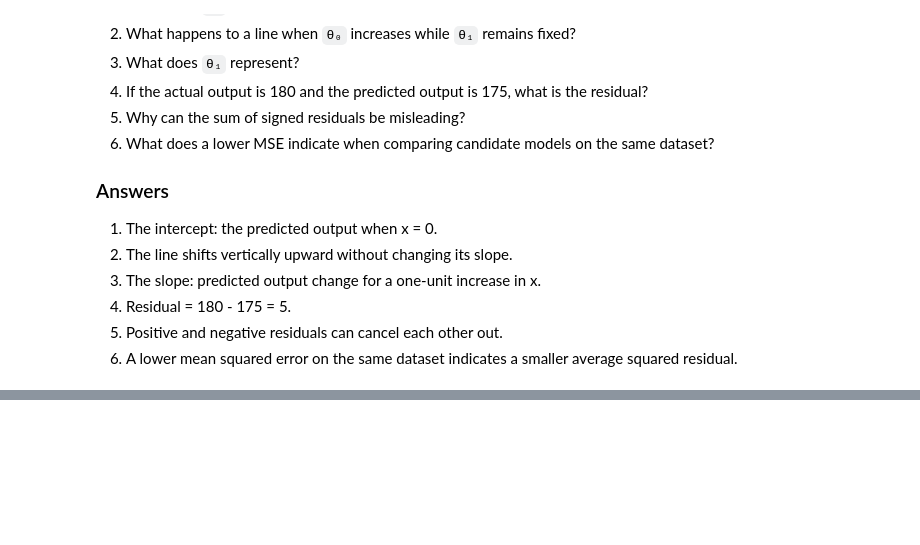
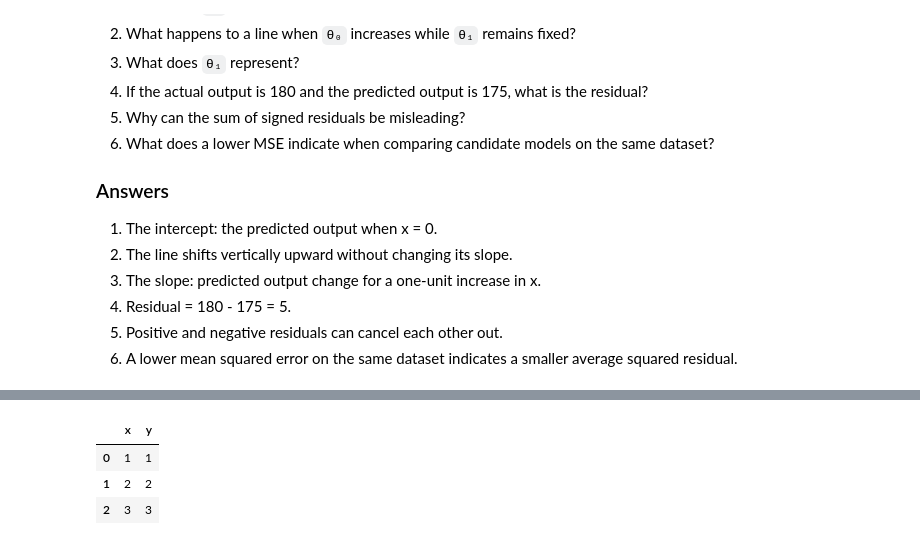
Before and after one commit to silverbullet-ai/learning-intelligence, a Jupyter notebook: 04-data-and-ai/04-machine-learning/04-simple-linear-regression/notebook.ipynb, the cells around one changed output, grey strips where cells are left out. Cells and saved outputs as stored; diff of their text form; code cells hidden in the pictures; blank space fills up the shorter version.

```diff
--- a/04-data-and-ai/04-machine-learning/04-simple-linear-regression/notebook.ipynb
+++ b/04-data-and-ai/04-machine-learning/04-simple-linear-regression/notebook.ipynb
@@ -474,0 +496,15 @@ This notebook compares a few candidate lines manually. It does not implement a f
+# %%
+# Simplified training dataset
+data = pd.DataFrame({
+    "x": [1, 2, 3],
+    "y": [1, 2, 3]
+})
+
+m = len(data)
+
+data
+# %% [output]
+|  | x | y |
+| 0 | 1 | 1 |
+| 1 | 2 | 2 |
+| 2 | 3 | 3 |
```
Also changed, not shown: parts of 15 cells of this notebook, 1 other file.
